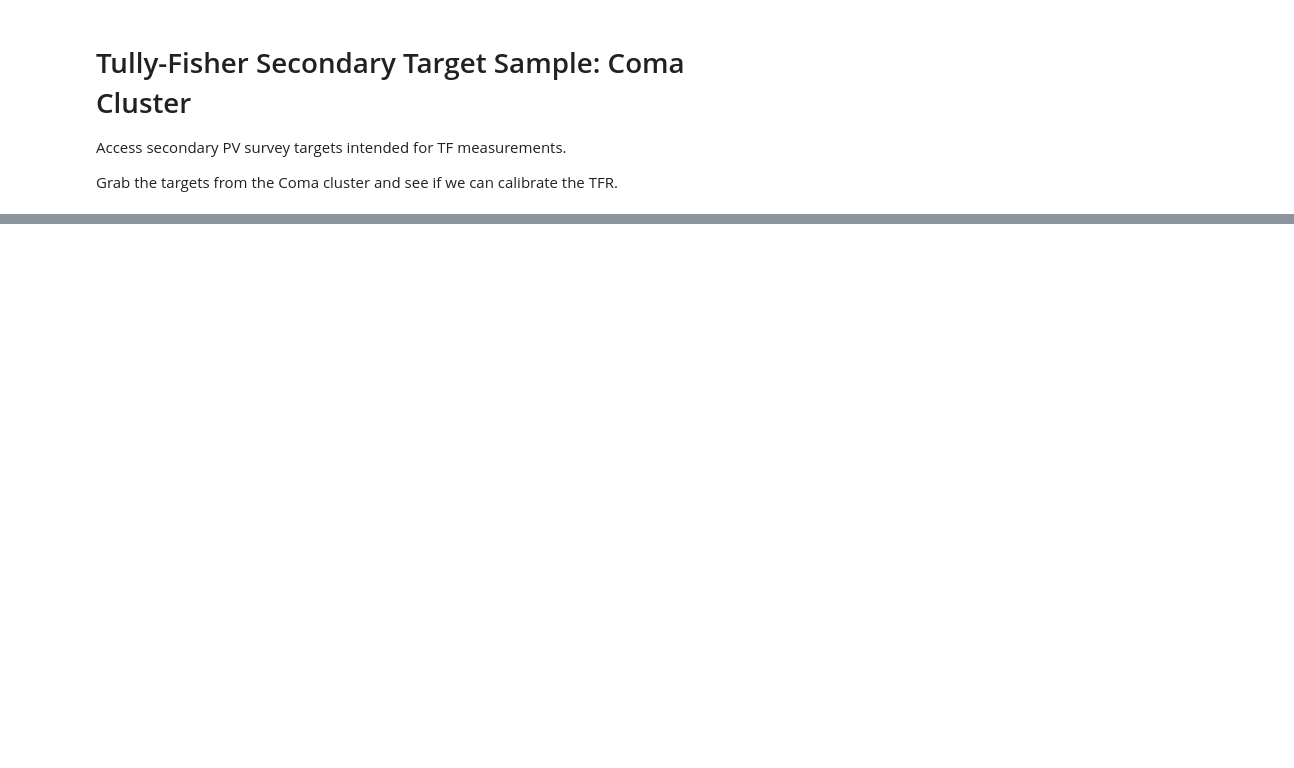
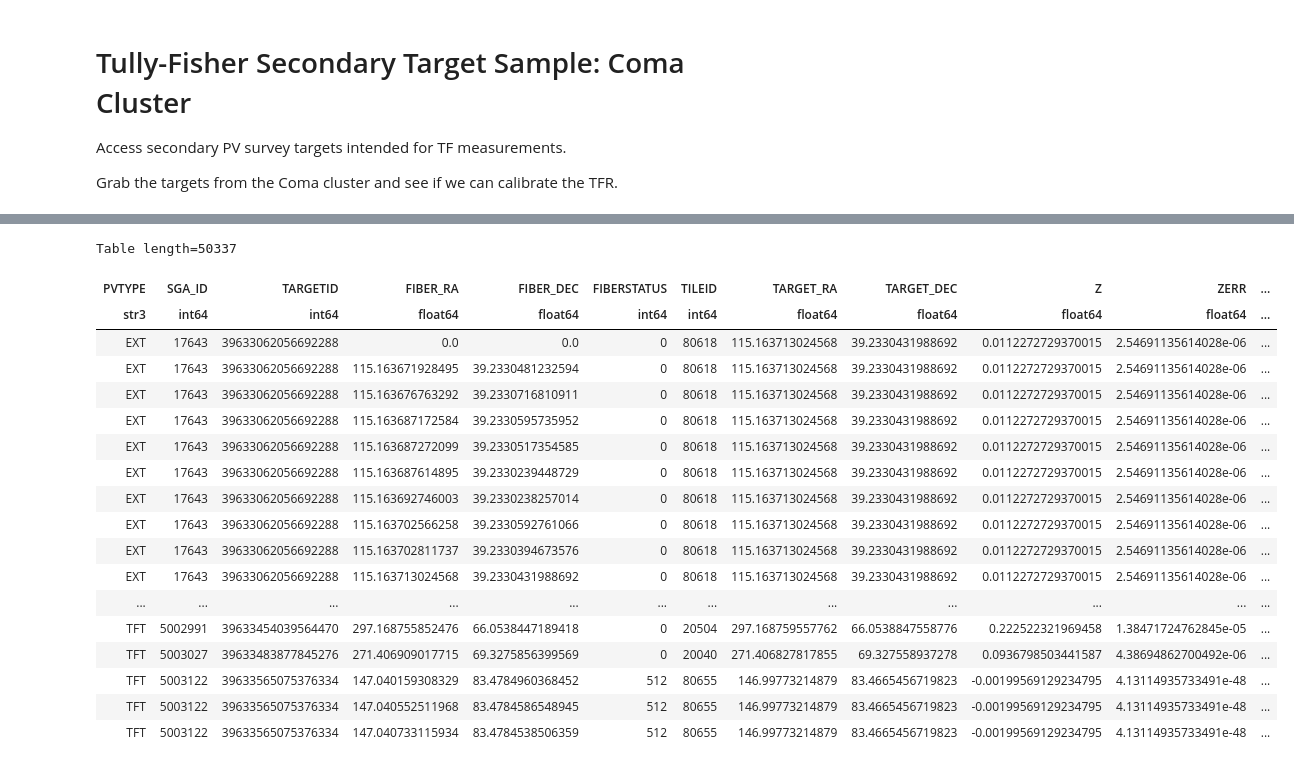
Before and after one commit to DESI-UR/DESI_SGA, a Jupyter notebook: TF/tully_fisher_coma.ipynb, the cells around one changed output, grey strips where cells are left out. Drawn from its saved outputs; the diff is of its cells as text; code cells hidden in the pictures; blank space fills up the shorter version.

```diff
--- a/TF/tully_fisher_coma.ipynb
+++ b/TF/tully_fisher_coma.ipynb
@@ -27,0 +38,53 @@ ModuleNotFoundError: No module named 'desispec'
+# %%
+# Change use_cached = False if we want to redo the query at some point.
+use_cached = True
+
+if os.path.exists('cache/tf_targets_everest.fits') and use_cached:
+    tf_targets = Table.read('cache/tf_targets_everest.fits')
+else:
+    try:
+        db = psycopg2.connect(host='decatdb.lbl.gov', database='desi', user='desi')
+        cursor = db.cursor()
+
+        query = """SELECT DISTINCT pr.pvtype, pr.sga_id, fd.targetid, fd.fiber_ra, fd.fiber_dec, fd.fiberstatus, fd.tileid, zd.target_ra, zd.target_dec, zd.z, zd.zerr, zd.spectype, zd.deltachi2, zd.zwarn
+                   FROM everest.ztile_cumulative_fibermap fd
+                   INNER JOIN
+                       everest.ztile_cumulative_redshifts zd ON zd.targetid = fd.targetid
+                   INNER JOIN pv.proposals pr ON (CAST(pr.ra*10000 AS INTEGER) = CAST(zd.target_ra*10000 AS INTEGER)) AND
+                                                 (CAST(pr.dec*10000 AS INTEGER) = CAST(zd.target_dec*10000 AS INTEGER))
+                   WHERE (pr.pvtype LIKE 'TFT' or pr.pvtype LIKE 'EXT' or pr.pvtype LIKE 'SGA');"""
+
+        cursor.execute(query)
+        rows = cursor.fetchall()
+        tf_targets = Table(list(map(list, zip(*rows))),
+                           names=['PVTYPE', 'SGA_ID', 'TARGETID', 'FIBER_RA', 'FIBER_DEC', 'FIBERSTATUS', 'TILEID',
+                                  'TARGET_RA', 'TARGET_DEC', 'Z', 'ZERR', 'SPECTYPE', 'DELTACHI2', 'ZWARN'])
+        tf_targets.write('cache/tf_targets_everest.fits', overwrite=True)
+
+    except (Exception, psycopg2.errors) as error:
+        print(error)
+    finally:
+        if db is not None:
+            db.close()
+
+tf_targets
+# %% [output]
+Table length=50337
+| PVTYPE | SGA_ID | TARGETID | FIBER_RA | FIBER_DEC | FIBERSTATUS | TILEID | TARGET_RA | TARGET_DEC | Z | ZERR | ... |
+| str3 | int64 | int64 | float64 | float64 | int64 | int64 | float64 | float64 | float64 | float64 | ... |
+| EXT | 17643 | 39633062056692288 | 0.0 | 0.0 | 0 | 80618 | 115.163713024568 | 39.2330431988692 | 0.0112272729370015 | 2.54691135614028e-06 | ... |
+| EXT | 17643 | 39633062056692288 | 115.163671928495 | 39.2330481232594 | 0 | 80618 | 115.163713024568 | 39.2330431988692 | 0.0112272729370015 | 2.54691135614028e-06 | ... |
+| EXT | 17643 | 39633062056692288 | 115.163676763292 | 39.2330716810911 | 0 | 80618 | 115.163713024568 | 39.2330431988692 | 0.0112272729370015 | 2.54691135614028e-06 | ... |
+| EXT | 17643 | 39633062056692288 | 115.163687172584 | 39.2330595735952 | 0 | 80618 | 115.163713024568 | 39.2330431988692 | 0.0112272729370015 | 2.54691135614028e-06 | ... |
+| EXT | 17643 | 39633062056692288 | 115.163687272099 | 39.2330517354585 | 0 | 80618 | 115.163713024568 | 39.2330431988692 | 0.0112272729370015 | 2.54691135614028e-06 | ... |
+| EXT | 17643 | 39633062056692288 | 115.163687614895 | 39.2330239448729 | 0 | 80618 | 115.163713024568 | 39.2330431988692 | 0.0112272729370015 | 2.54691135614028e-06 | ... |
+| EXT | 17643 | 39633062056692288 | 115.163692746003 | 39.2330238257014 | 0 | 80618 | 115.163713024568 | 39.2330431988692 | 0.0112272729370015 | 2.54691135614028e-06 | ... |
+| EXT | 17643 | 39633062056692288 | 115.163702566258 | 39.2330592761066 | 0 | 80618 | 115.163713024568 | 39.2330431988692 | 0.0112272729370015 | 2.54691135614028e-06 | ... |
+| EXT | 17643 | 39633062056692288 | 115.163702811737 | 39.2330394673576 | 0 | 80618 | 115.163713024568 | 39.2330431988692 | 0.0112272729370015 | 2.54691135614028e-06 | ... |
+| EXT | 17643 | 39633062056692288 | 115.163713024568 | 39.2330431988692 | 0 | 80618 | 115.163713024568 | 39.2330431988692 | 0.0112272729370015 | 2.54691135614028e-06 | ... |
+| ... | ... | ... | ... | ... | ... | ... | ... | ... | ... | ... | ... |
+| TFT | 5002991 | 39633454039564470 | 297.168755852476 | 66.0538447189418 | 0 | 20504 | 297.168759557762 | 66.0538847558776 | 0.222522321969458 | 1.38471724762845e-05 | ... |
+| TFT | 5003027 | 39633483877845276 | 271.406909017715 | 69.3275856399569 | 0 | 20040 | 271.406827817855 | 69.327558937278 | 0.0936798503441587 | 4.38694862700492e-06 | ... |
+| TFT | 5003122 | 39633565075376334 | 147.040159308329 | 83.4784960368452 | 512 | 80655 | 146.99773214879 | 83.4665456719823 | -0.00199569129234795 | 4.13114935733491e-48 | ... |
+| TFT | 5003122 | 39633565075376334 | 147.040552511968 | 83.4784586548945 | 512 | 80655 | 146.99773214879 | 83.4665456719823 | -0.00199569129234795 | 4.13114935733491e-48 | ... |
+| TFT | 5003122 | 39633565075376334 | 147.040733115934 | 83.4784538506359 | 512 | 80655 | 146.99773214879 | 83.4665456719823 | -0.00199569129234795 | 4.13114935733491e-48 | ... |
```
Also changed, not shown: parts of 13 cells of this notebook.
